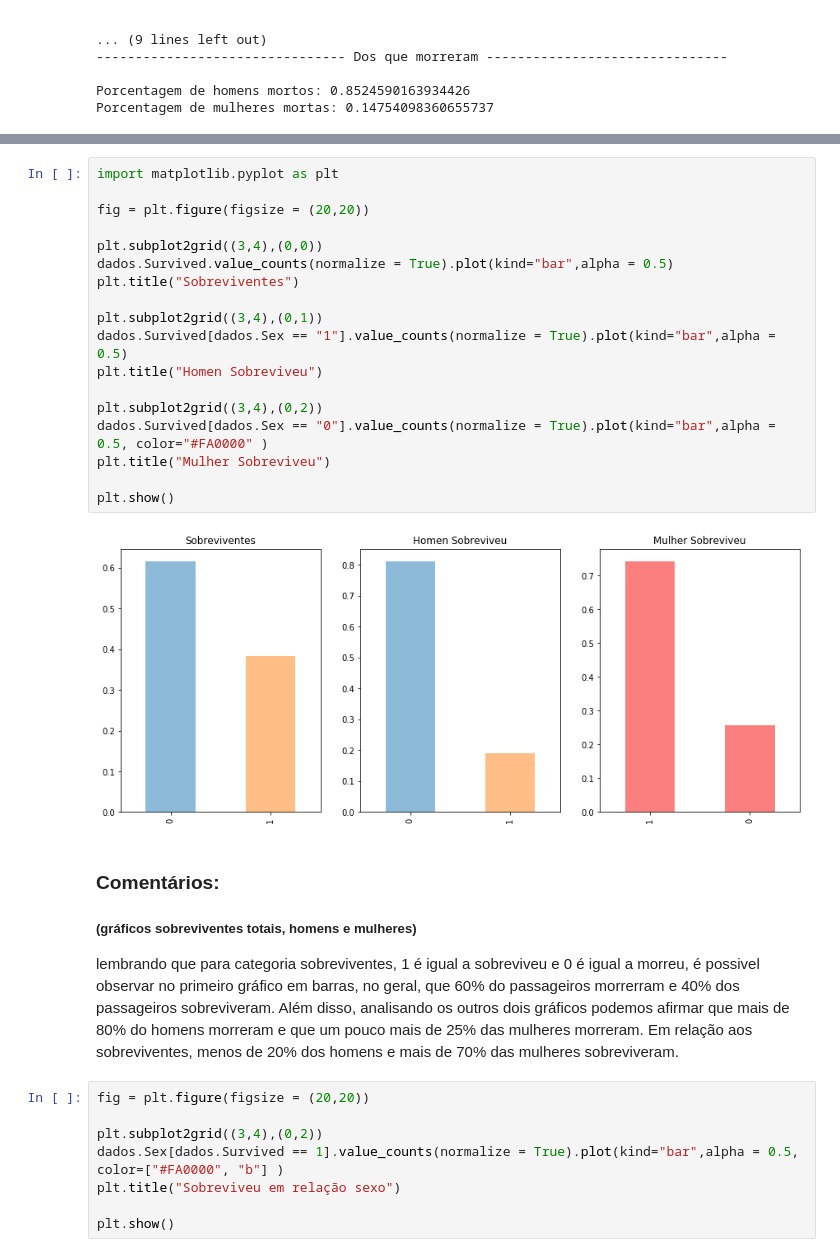
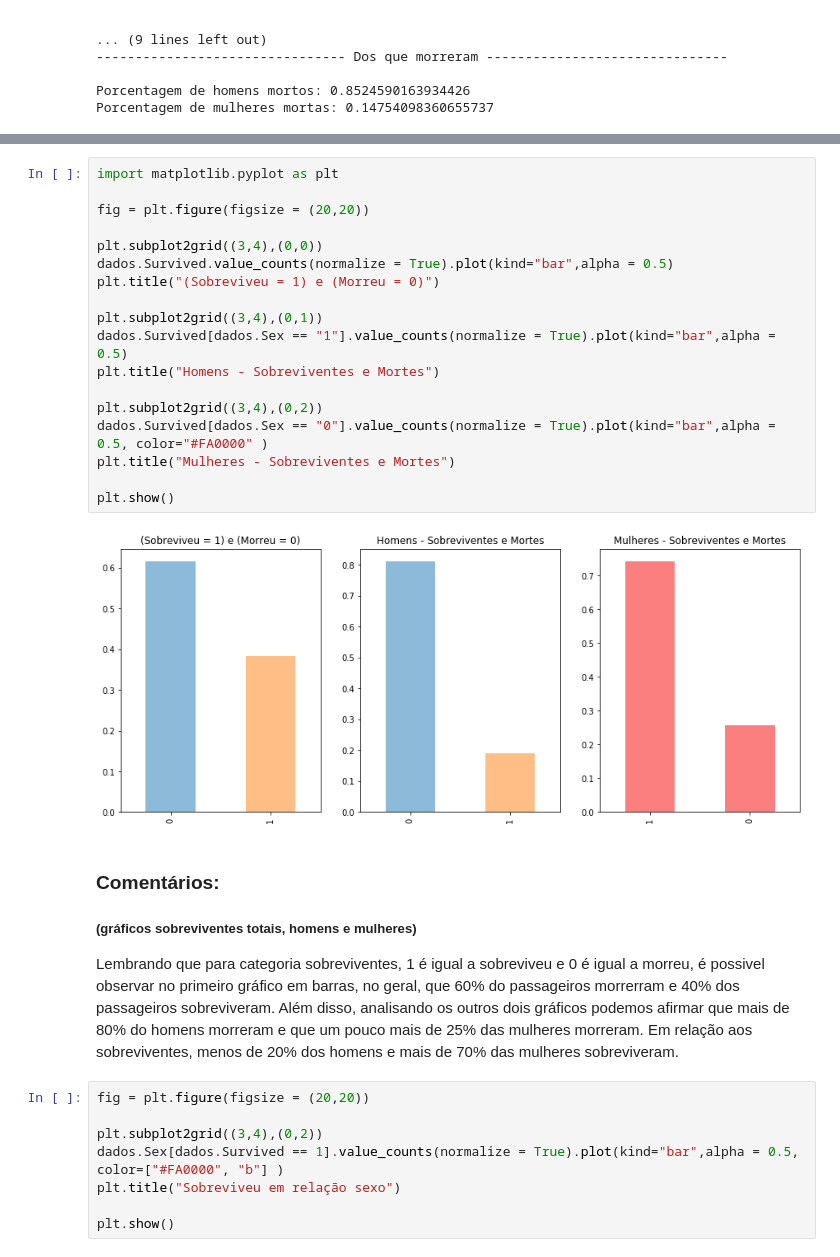
Before and after one commit to pepocasella/Desafio-Titanic, a Jupyter notebook: main.ipynb, the cells around one changed output, grey strips where cells are left out. Drawn from its saved outputs; the diff is of its cells as text.

```diff
--- a/main.ipynb
+++ b/main.ipynb
@@ -132,29 +134,29 @@ Porcentagem de mulheres mortas: 0.14754098360655737
 # %%
 import matplotlib.pyplot as plt
 
 fig = plt.figure(figsize = (20,20))
 
 plt.subplot2grid((3,4),(0,0))
 dados.Survived.value_counts(normalize = True).plot(kind="bar",alpha = 0.5)
-plt.title("Sobreviventes")
+plt.title("(Sobreviveu = 1) e (Morreu = 0)")
 
 plt.subplot2grid((3,4),(0,1))
 dados.Survived[dados.Sex == "1"].value_counts(normalize = True).plot(kind="bar",alpha = 0.5)
-plt.title("Homen Sobreviveu")
+plt.title("Homens - Sobreviventes e Mortes")
 
 plt.subplot2grid((3,4),(0,2))
 dados.Survived[dados.Sex == "0"].value_counts(normalize = True).plot(kind="bar",alpha = 0.5, color="#FA0000" )
-plt.title("Mulher Sobreviveu")
+plt.title("Mulheres - Sobreviventes e Mortes")
 
 plt.show()
 # %% [output]
-[figure, old version]
+[figure, new version]
 # %% [markdown]
 ### Comentários:
 
 ##### (gráficos sobreviventes totais, homens e mulheres)
 
-lembrando que para categoria sobreviventes, 1 é igual a sobreviveu e 0 é igual a morreu, é possivel observar no primeiro gráfico em barras, no geral, que 60% do passageiros morrerram e 40% dos passageiros sobreviveram. Além disso, analisando os outros dois gráficos podemos afirmar que mais de 80% do homens morreram e que um pouco mais de 25% das mulheres morreram. Em relação aos sobreviventes, menos de 20% dos homens e mais de 70% das mulheres sobreviveram.
+Lembrando que para categoria sobreviventes, 1 é igual a sobreviveu e 0 é igual a morreu, é possivel observar no primeiro gráfico em barras, no geral, que 60% do passageiros morrerram e 40% dos passageiros sobreviveram. Além disso, analisando os outros dois gráficos podemos afirmar que mais de 80% do homens morreram e que um pouco mais de 25% das mulheres morreram. Em relação aos sobreviventes, menos de 20% dos homens e mais de 70% das mulheres sobreviveram.
 # %%
 fig = plt.figure(figsize = (20,20))
 
```
Also changed, not shown: parts of 23 cells of this notebook.
